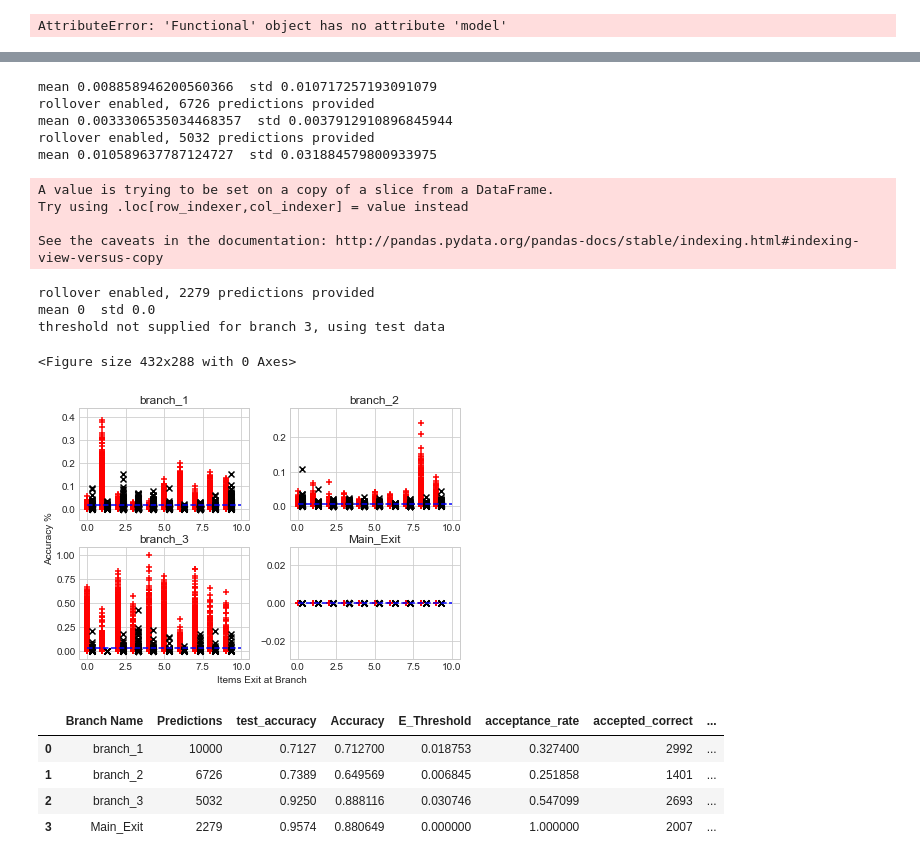
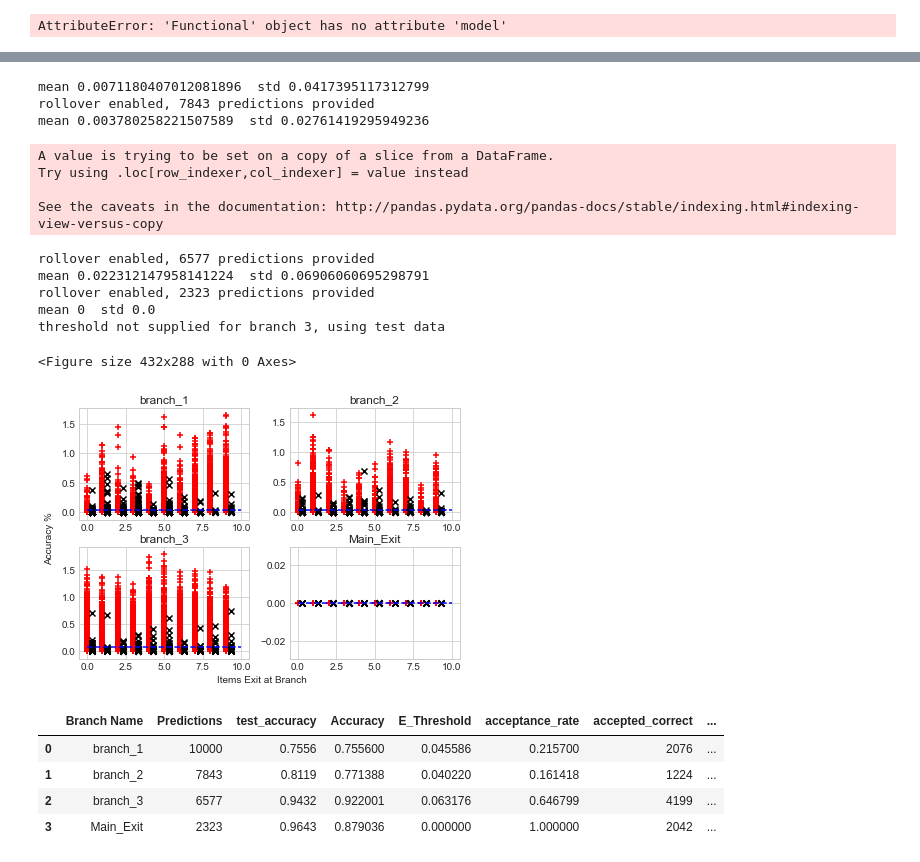
Before and after one commit to SanityLacking/BrevisNet, a Jupyter notebook: notebooks/CrossEntropy_branched-Inception.ipynb, the cells around one changed output, grey strips where cells are left out. Saved outputs shown, nothing was run; the diff lists cells and outputs as text; code cells hidden in the pictures.

```diff
--- a/notebooks/CrossEntropy_branched-Inception.ipynb
+++ b/notebooks/CrossEntropy_branched-Inception.ipynb
@@ -356,7 +356,7 @@ Epoch 00012: saving model to models\inception_entropy_flat.hdf5
 312/312 - 38s - loss: 10.8198 - classification_loss: 2.2003 - branch_softmax_loss: 3.1911 - branch_softmax_1_loss: 3.1908 - branch_softmax_2_loss: 2.2376 - classification_accuracy: 0.9666 - branch_sof ...
 overall loss: 10.819804191589355
 # %%
-model  = tf.keras.models.load_model('models/inception_entropy_flat.hdf5', custom_objects={"CrossEntropyEndpoint":CrossEntropyEndpoint,"cross_entropy_evidence":loss_function()})
+model  = tf.keras.models.load_model('models/inception_finetuned.hdf5', custom_objects={"CrossEntropyEndpoint":CrossEntropyEndpoint,"cross_entropy_evidence":loss_function()})
 # %%
 evidence=False
 num_outputs=4
@@ -450,7 +450,7 @@ def collectEvidence_branches(model,test_ds, evidence=True):
         print("prediction: {} of {}".format(i,len(test_ds)),end='\r')
         if evidence:
             result = model.test_on_batch(x,y)
-            if i < 1:
+            if i < 2:
                 print(result)
 #             print(result)
             for j in range(num_outputs):
@@ -470,7 +470,7 @@ def collectEvidence_branches(model,test_ds, evidence=True):
 #                 print("overlap",pOverlap[j][i])
         else:
             result = model.predict(x)[0]
-            if i < 5:
+            if i < 2:
                 print(result)
 
             for j in range(num_outputs):
@@ -500,6 +500,9 @@ def collectEvidence_branches(model,test_ds, evidence=True):
     for j in range(num_outputs):
         Predictions = pd.DataFrame({"label":pClass[j],"evidence":pEvidence[j],"Acc":pAcc[j], "overlap":pOverlap[j]})
         Outputs.append(Predictions)
+
+    print("Done")
+
     return Outputs
 
 def displayEvidence(branch_predictions, output_names=["main_exit","branch_1","branch_2","branch_3"], Evidence = True):
@@ -712,7 +715,7 @@ def displayEvidence_cascade(branch_predictions, thresholds=None, output_names=["
             Rejected = Predictions.loc[(Predictions["evidence"] < E_threshold)]
         else:
             if E_threshold ==-1:
-                E_threshold = mean - std
+                E_threshold = mean - (std/2)
             Accepted = Predictions.loc[(Predictions["evidence"] <= E_threshold)]
             Rejected = Predictions.loc[(Predictions["evidence"] > E_threshold)]
 
@@ -762,7 +765,7 @@ K= 10 # number of classes
 test_labels = tf.keras.utils.to_categorical(test_labels,10)
 train_labels = tf.keras.utils.to_categorical(train_labels,10)
 shuffle_size = 22500
-batch_size=1
+batch_size=64
 test_ds = tf.data.Dataset.from_tensor_slices((test_images, test_labels))
 def augment_images(image, label,input_size=(224,224), channel_first = False):
             image = tf.image.resize(image,input_size)
@@ -772,8 +775,8 @@ def augment_images(image, label,input_size=(224,224), channel_first = False):
 test_ds_size = len(list(test_ds))
 test_ds = (test_ds.map(augment_images))
 t_target = tf.data.Dataset.from_tensor_slices((test_labels))
-test_ds = tf.data.Dataset.zip((test_ds,t_target))
-test_ds = (test_ds.batch(batch_size=1, drop_remainder=True))
+# test_ds = tf.data.Dataset.zip((test_ds,t_target))
+test_ds = (test_ds.batch(batch_size=batch_size, drop_remainder=True))
 
 validation_size = 5000
 validation_images, validation_labels = train_images[:validation_size], train_labels[:validation_size] #get the first 5k training samples as validation set
@@ -785,6 +788,3 @@ validation_ds = (validation_ds.map(augment_images))
 v_target = tf.data.Dataset.from_tensor_slices((validation_labels))
 validation_ds = tf.data.Dataset.zip((validation_ds,v_target))
 validation_ds = (validation_ds.batch(batch_size=1, drop_remainder=True))
-
-
-validation_Outputs = collectEvidence_branches(model,validation_ds, evidence=False)
@@ -883,25 +873,25 @@ mean 0  std 0.0
 # %%
-displayEvidence_cascade(test_Outputs, thresholds=[0.018753,0.006845,0.030746],  Evidence = True)
+displayEvidence_cascade(test_Outputs, thresholds=[0.045586,0.040220,0.063176],  Evidence = True)
 # %% [output]
-mean 0.008858946200560366  std 0.010717257193091079
-rollover enabled, 6726 predictions provided
-mean 0.0033306535034468357  std 0.0037912910896845944
-rollover enabled, 5032 predictions provided
-mean 0.010589637787124727  std 0.031884579800933975
+mean 0.0071180407012081896  std 0.0417395117312799
+rollover enabled, 7843 predictions provided
+mean 0.003780258221507589  std 0.02761419295949236
 A value is trying to be set on a copy of a slice from a DataFrame.
 Try using .loc[row_indexer,col_indexer] = value instead
 
 See the caveats in the documentation: http://pandas.pydata.org/pandas-docs/stable/indexing.html#indexing-view-versus-copy
-rollover enabled, 2279 predictions provided
+rollover enabled, 6577 predictions provided
+mean 0.022312147958141224  std 0.06906060695298791
+rollover enabled, 2323 predictions provided
 mean 0  std 0.0
 threshold not supplied for branch 3, using test data
 <Figure size 432x288 with 0 Axes>
-[figure, old version]
+[figure, new version]
 |  | Branch Name | Predictions | test_accuracy | Accuracy | E_Threshold | acceptance_rate | accepted_correct | ... |
-| 0 | branch_1 | 10000 | 0.7127 | 0.712700 | 0.018753 | 0.327400 | 2992 | ... |
-| 1 | branch_2 | 6726 | 0.7389 | 0.649569 | 0.006845 | 0.251858 | 1401 | ... |
-| 2 | branch_3 | 5032 | 0.9250 | 0.888116 | 0.030746 | 0.547099 | 2693 | ... |
-| 3 | Main_Exit | 2279 | 0.9574 | 0.880649 | 0.000000 | 1.000000 | 2007 | ... |
+| 0 | branch_1 | 10000 | 0.7556 | 0.755600 | 0.045586 | 0.215700 | 2076 | ... |
+| 1 | branch_2 | 7843 | 0.8119 | 0.771388 | 0.040220 | 0.161418 | 1224 | ... |
+| 2 | branch_3 | 6577 | 0.9432 | 0.922001 | 0.063176 | 0.646799 | 4199 | ... |
+| 3 | Main_Exit | 2323 | 0.9643 | 0.879036 | 0.000000 | 1.000000 | 2042 | ... |
 # %%
 '''     overlap
         if zero, both match, if else they don't match
```
Also changed, not shown: parts of 6 cells of this notebook, 2 other files.
